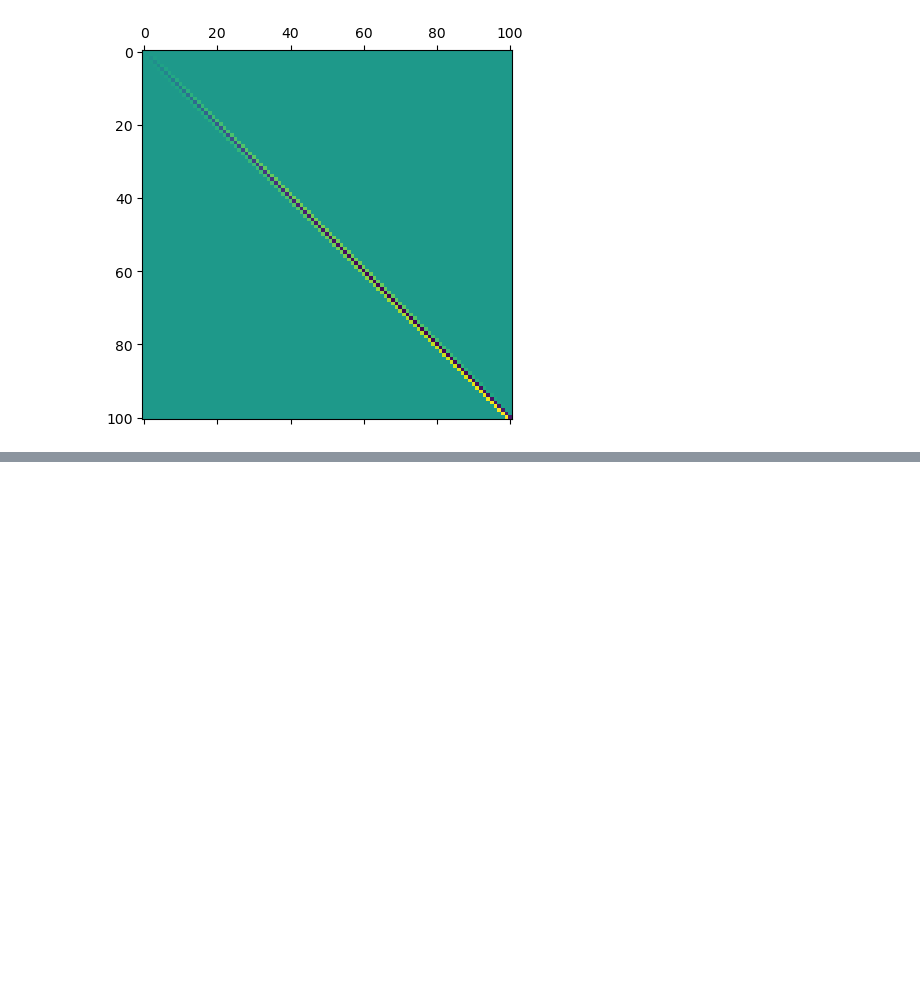
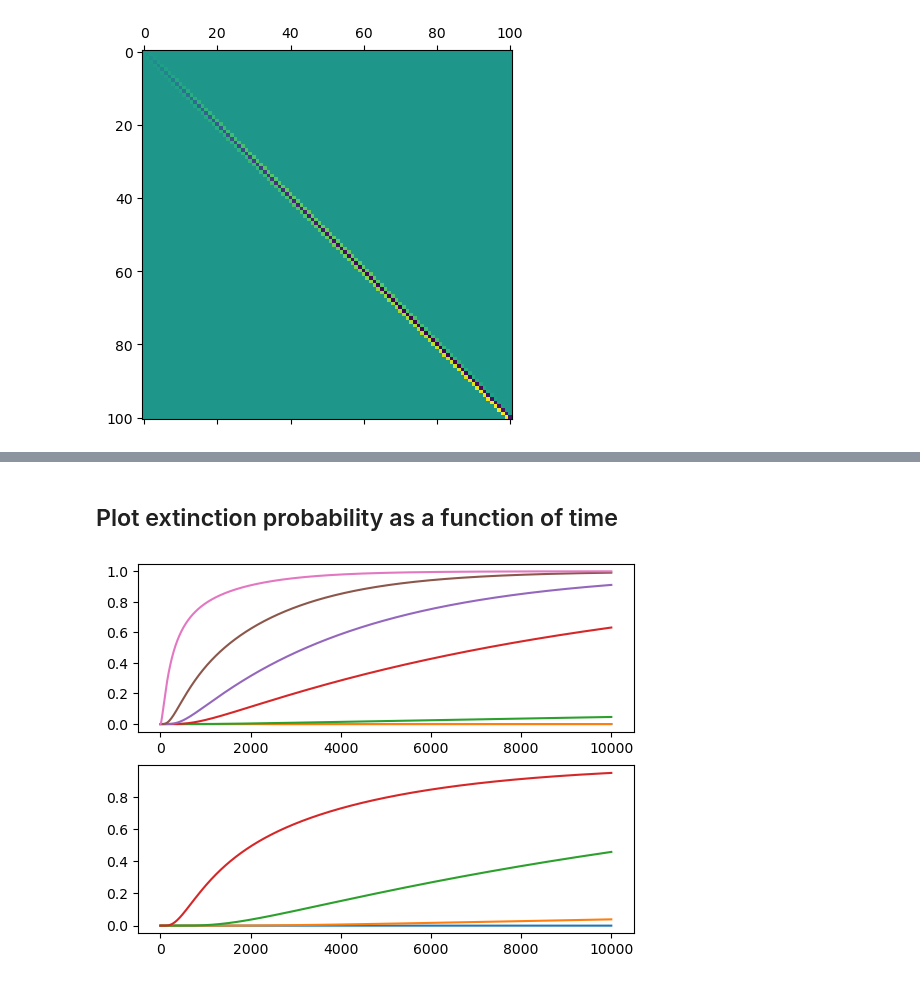
Before and after one commit to ELFREELAND/minecraft_sheep, a Jupyter notebook: stochastic_model_kolmogorov.ipynb, the cells around one changed output, grey strips where cells are left out. Drawn from its saved outputs; the diff is of its cells as text; code cells hidden in the pictures; blank space fills up the shorter version.

```diff
--- a/stochastic_model_kolmogorov.ipynb
+++ b/stochastic_model_kolmogorov.ipynb
@@ -152,14 +208,0 @@ def varPlot(a, sol):
-# %%
-f, (ax, ax2) = plt.subplots(nrows=2, figsize=(8, 12))
-
-evolutionPlot(ax, sol_max["65"], [10, 100, 200, 300, 400, 500, 1000, 2000, 3000])
-
-evolutionPlot(ax2, sol_eq["65"], [10, 100, 200, 300, 400, 500, 1000, 2000, 3000])
-
-ax.legend()
-ax2.legend()
-
-ax.grid(True)
-ax2.grid(True)
-
-plt.show()
@@ -190,0 +234,22 @@ plt.show()
+# %% [markdown]
+## Plot extinction probability as a function of time
+# %%
+def p0Plot(a, sol):
+    return a.plot(sol["t"], sol["y"][0,:])
+# %%
+f, (ax1, ax2) = plt.subplots(nrows=2)
+
+#ax1.set_yscale("log")
+#ax2.set_yscale("log")
+
+for i in ["10", "45", "60", "70", "75", "80", "85"]:
+    p0Plot(ax1, sol_eq_100[i])
+
+for i in ["50", "375", "400", "425"]:
+    p0Plot(ax2, sol_eq_500[i])
+
+ax.grid(True)
+
+plt.show()
+# %% [output]
+[figure, added]
```
Also changed, not shown: parts of 25 cells of this notebook, 3 other files.
